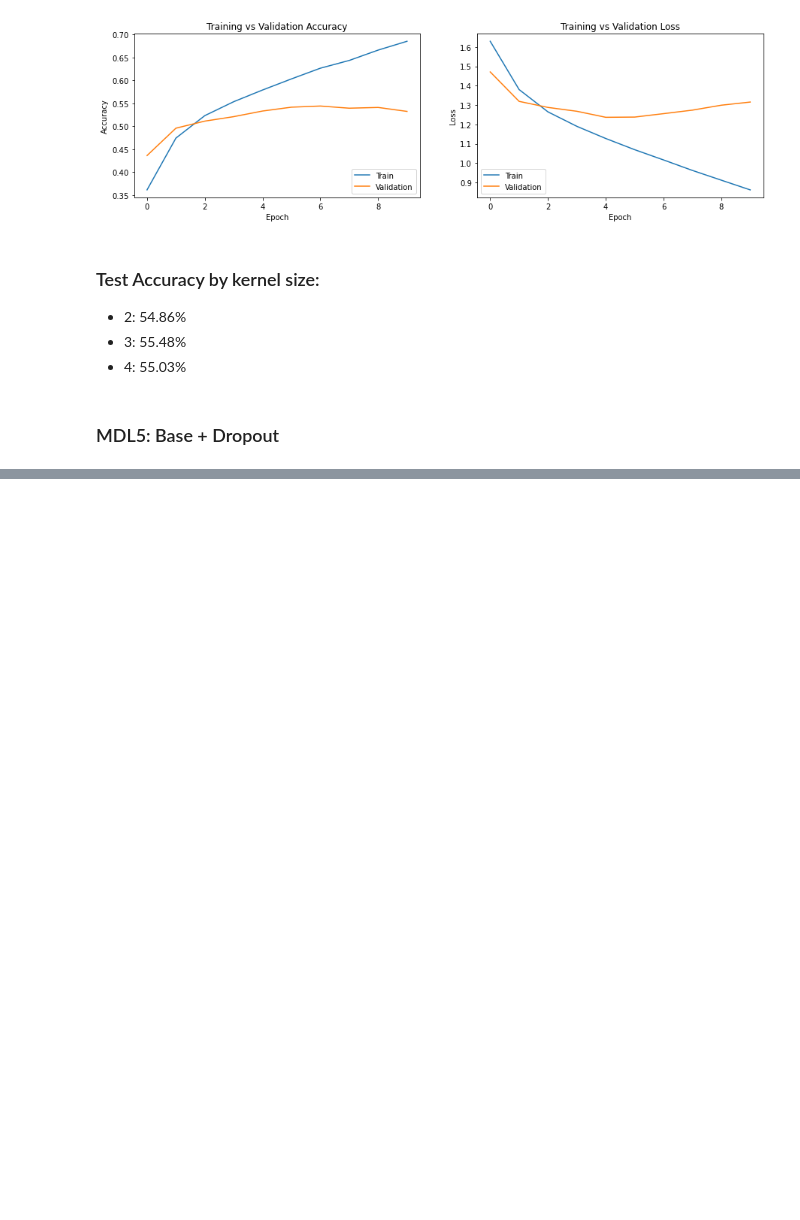
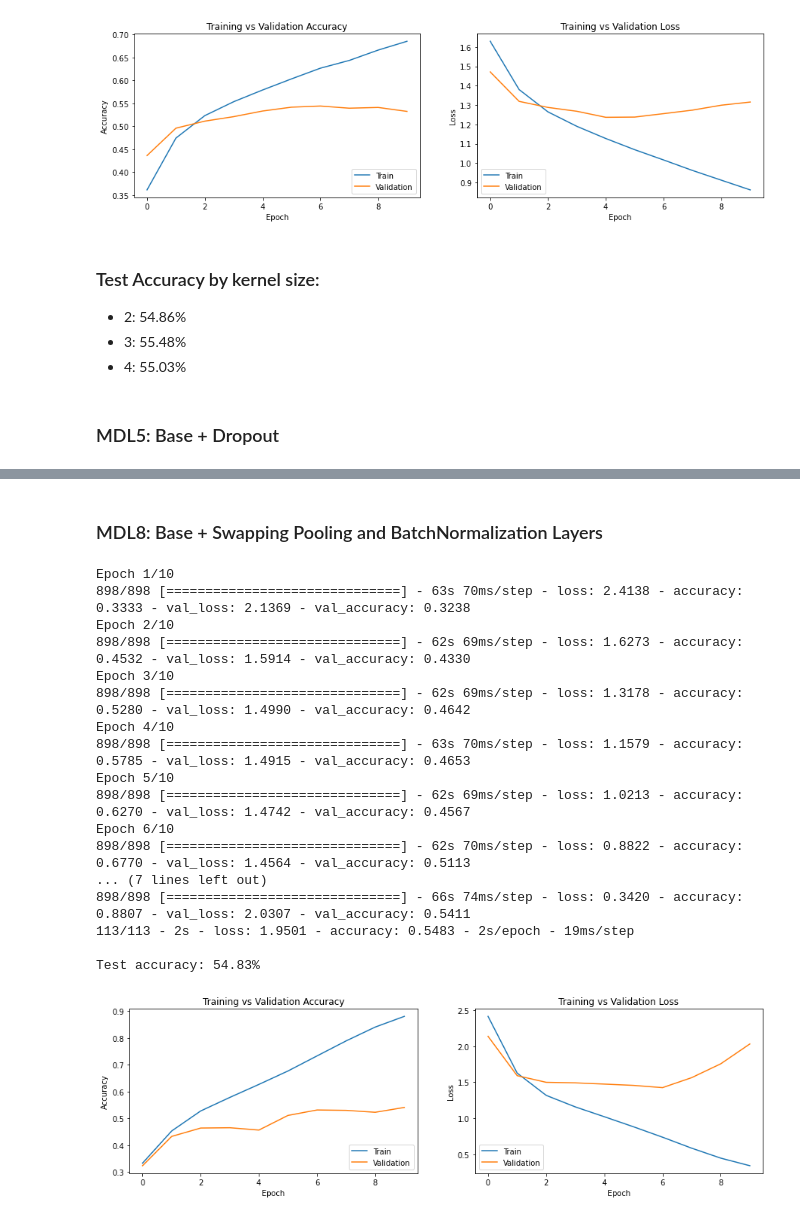
Before and after one commit to chikakoto/facial-expression-recognition, a Jupyter notebook: notebooks/ivan/7.2_im_TensorFlow_new dataset.ipynb, the cells around one changed output, grey strips where cells are left out. Cells and saved outputs as stored; diff of their text form; code cells hidden in the pictures; blank space fills up the shorter version.

```diff
--- a/notebooks/ivan/7.2_im_TensorFlow_new dataset.ipynb
+++ b/notebooks/ivan/7.2_im_TensorFlow_new dataset.ipynb
@@ -492,0 +613,80 @@ Epoch 2/100
+# %% [markdown]
+### MDL8: Base + Swapping Pooling and BatchNormalization Layers
+# %%
+# creating a sequential model
+mdl8 = Sequential()
+mdl8.add(
+    Conv2D(
+        128, kernel_size = 3,
+        activation='relu',
+        input_shape = (48,48,1),
+        padding='same'))
+mdl8.add(BatchNormalization())
+mdl8.add(MaxPool2D(
+    pool_size=(2, 2),
+    padding='same'))
+
+mdl8.add(
+    Conv2D(
+        128, kernel_size = 3,
+        activation='relu',
+        input_shape = (48,48,1),
+        padding='same'))
+mdl8.add(BatchNormalization())
+mdl8.add(MaxPool2D(
+    pool_size=(2, 2),
+    padding='same'))
+
+
+mdl8.add(
+    Conv2D(
+        256, kernel_size = 3,
+        activation='relu',
+        input_shape = (48,48,1),
+        padding='same'))
+mdl8.add(BatchNormalization())
+mdl8.add(MaxPool2D(
+    pool_size=(2, 2),
+    padding='same'))
+
+
+mdl8.add(Flatten())
+mdl8.add(Dense(7, activation='softmax'))
+
+# compile the model
+mdl8.compile(
+    optimizer='adam',
+    loss='categorical_crossentropy',
+    metrics=['accuracy'])
+
+mdl8_performance = mdl8.fit(
+    x=train_images,
+    y=y_train,
+    validation_data = (validation_images, y_validation),
+    epochs=10)
+
+#compare how the model performs on the test dataset:
+mdl8_test_loss, mdl8_test_acc = mdl8.evaluate(test_images, y_test, verbose=2)
+print(f'\nTest accuracy: {mdl8_test_acc * 100.0:.2f}%')
+
+# visualize accuracy
+plot_model_accuracy(mdl8_performance)
+# %% [output]
+Epoch 1/10
+898/898 [==============================] - 63s 70ms/step - loss: 2.4138 - accuracy: 0.3333 - val_loss: 2.1369 - val_accuracy: 0.3238
+Epoch 2/10
+898/898 [==============================] - 62s 69ms/step - loss: 1.6273 - accuracy: 0.4532 - val_loss: 1.5914 - val_accuracy: 0.4330
+Epoch 3/10
+898/898 [==============================] - 62s 69ms/step - loss: 1.3178 - accuracy: 0.5280 - val_loss: 1.4990 - val_accuracy: 0.4642
+Epoch 4/10
+898/898 [==============================] - 63s 70ms/step - loss: 1.1579 - accuracy: 0.5785 - val_loss: 1.4915 - val_accuracy: 0.4653
+Epoch 5/10
+898/898 [==============================] - 62s 69ms/step - loss: 1.0213 - accuracy: 0.6270 - val_loss: 1.4742 - val_accuracy: 0.4567
+Epoch 6/10
+898/898 [==============================] - 62s 70ms/step - loss: 0.8822 - accuracy: 0.6770 - val_loss: 1.4564 - val_accuracy: 0.5113
+... (7 lines left out)
+898/898 [==============================] - 66s 74ms/step - loss: 0.3420 - accuracy: 0.8807 - val_loss: 2.0307 - val_accuracy: 0.5411
+113/113 - 2s - loss: 1.9501 - accuracy: 0.5483 - 2s/epoch - 19ms/step
+
+Test accuracy: 54.83%
+[figure, added]
```
Also changed, not shown: parts of 9 cells of this notebook, 1 other file.
